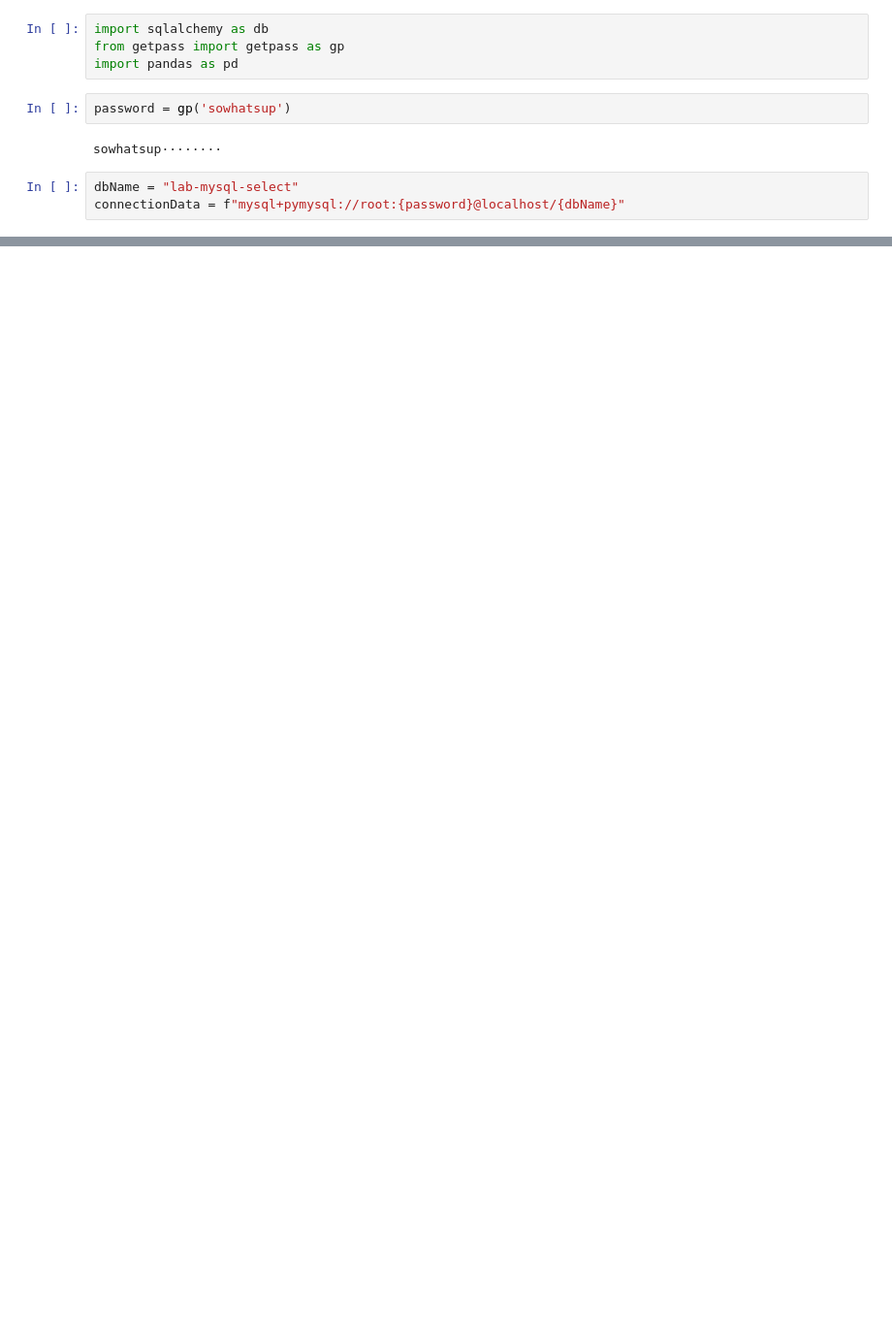
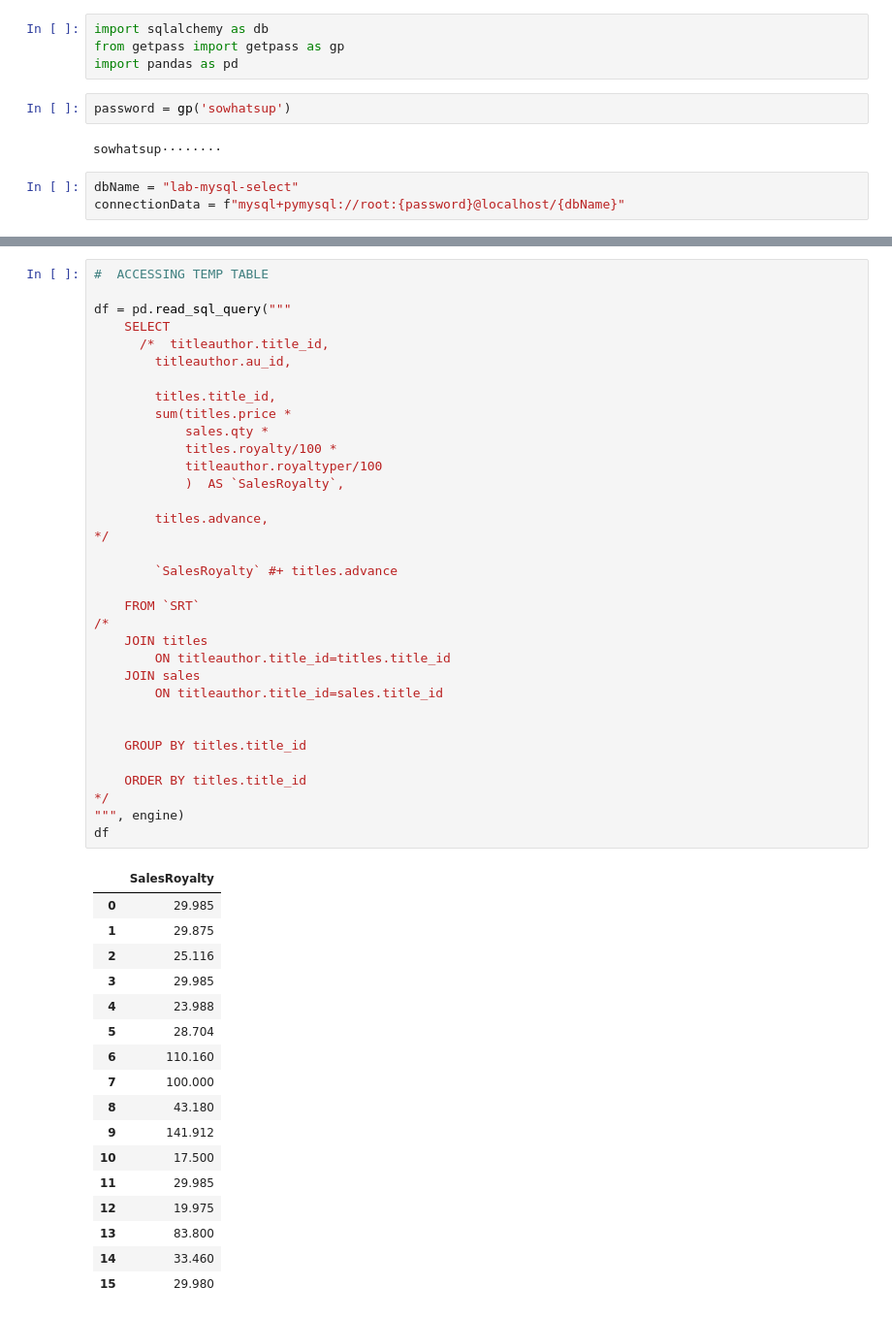
Before and after one commit to rihp/datamad0320, a Jupyter notebook: module-1/lab-advanced-mysql/your-code/solutions.ipynb, the cells around one changed output, grey strips where cells are left out. Shown at 97% size. Cells and saved outputs as stored; diff of their text form; blank space fills up the shorter version.

```diff
--- a/module-1/lab-advanced-mysql/your-code/solutions.ipynb
+++ b/module-1/lab-advanced-mysql/your-code/solutions.ipynb
@@ -39,0 +228,52 @@ df
+# %%
+#  ACCESSING TEMP TABLE
+
+df = pd.read_sql_query("""
+    SELECT
+      /*  titleauthor.title_id,
+        titleauthor.au_id,
+
+        titles.title_id,
+        sum(titles.price *
+            sales.qty *
+            titles.royalty/100 *
+            titleauthor.royaltyper/100
+            )  AS `SalesRoyalty`,
+
+        titles.advance,
+*/
+
+        `SalesRoyalty` #+ titles.advance
+
+    FROM `SRT`
+/*
+    JOIN titles
+        ON titleauthor.title_id=titles.title_id
+    JOIN sales
+        ON titleauthor.title_id=sales.title_id
+
+
+    GROUP BY titles.title_id
+
+    ORDER BY titles.title_id
+*/
+""", engine)
+df
+# %% [output]
+|  | SalesRoyalty |
+| 0 | 29.985 |
+| 1 | 29.875 |
+| 2 | 25.116 |
+| 3 | 29.985 |
+| 4 | 23.988 |
+| 5 | 28.704 |
+| 6 | 110.160 |
+| 7 | 100.000 |
+| 8 | 43.180 |
+| 9 | 141.912 |
+| 10 | 17.500 |
+| 11 | 29.985 |
+| 12 | 19.975 |
+| 13 | 83.800 |
+| 14 | 33.460 |
+| 15 | 29.980 |
```
Also changed, not shown: parts of 11 cells of this notebook.
